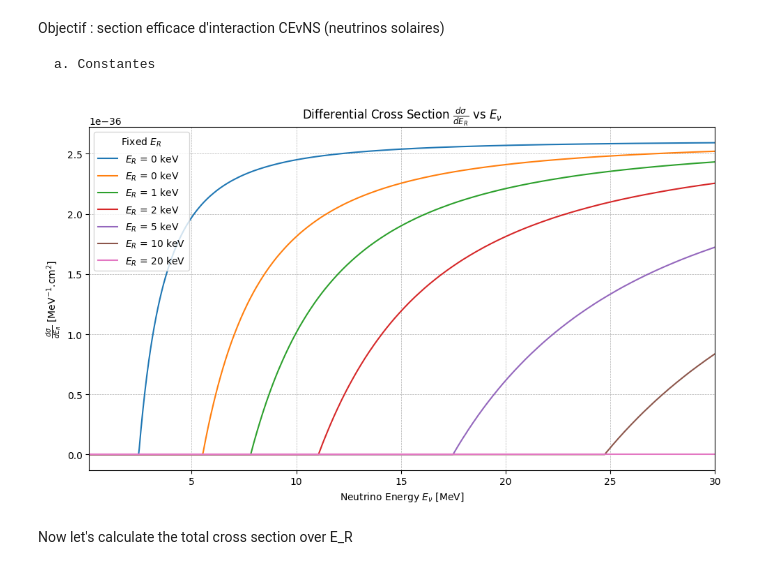
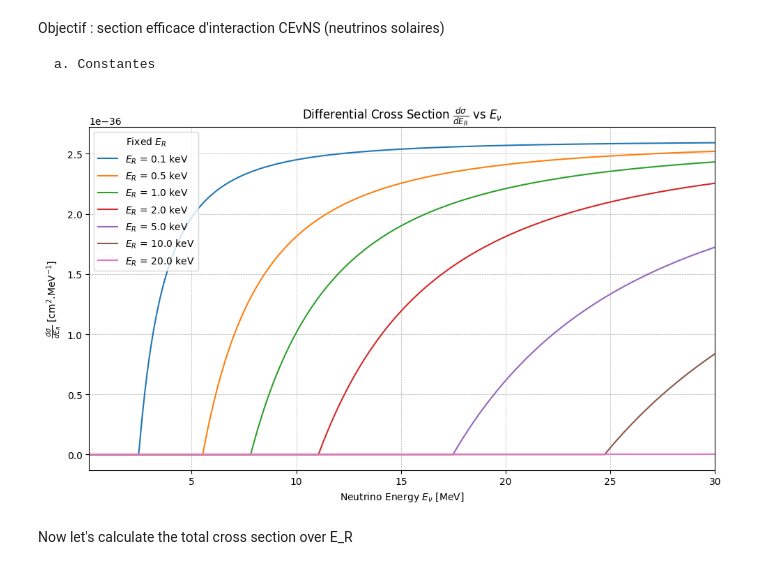
Before and after one commit to 00Goldy/CEvNS-Migdal, a Jupyter notebook: week1/CrossSection.ipynb, the cells around one changed output. Drawn from its saved outputs; the diff is of its cells as text; code cells hidden in the pictures.

```diff
--- a/week1/CrossSection.ipynb
+++ b/week1/CrossSection.ipynb
@@ -19,36 +19,36 @@ G_F = conv * 1.1664e-11 # MeV^-2 Fermi's constant in units of hbar*c
 # Domain of Ev : from 0.1 to 30 MeV
 E_v = np.linspace(0.1, 30, 1000)
 
 # Different values of E_R ( MeV)
 ER_fixed_values = [0.0001, 0.0005, 0.001, 0.002, 0.005, 0.01, 0.02]  #Useful to plot different cross section
 
 #We prepare a single figure to plot every cross section in
 plt.figure(figsize=(10, 6))
 
 for ER_fixed in ER_fixed_values:
     dsigma = []
     for Ev in E_v:
         ER_max = (2 * Ev**2) / (m_A + 2 * Ev) #Formula given in references
         if ER_fixed > ER_max:
             dsigma.append(0) #There is no CEvNS past ER_max so no cross-section
         else:
             val = (G_F**2 * m_A) / (4 * np.pi) * Q_V**2 * (1 - ((m_A * ER_fixed) / (2 * Ev**2)))
             dsigma.append(val)
     dsigma = np.array(dsigma) #convert into an np.array to easy plotting
     #Let's plot for every ER_fixed
-    plt.plot(E_v, dsigma, label=f"$E_R$ = {ER_fixed*1000:.0f} keV")
+    plt.plot(E_v, dsigma, label=f"$E_R$ = {ER_fixed*1e3} keV")
 
 # Affichage
 plt.title(r"Differential Cross Section $\frac{d\sigma}{dE_R}$ vs $E_\nu$")
 plt.xlabel("Neutrino Energy $E_\\nu$ [MeV]")
-plt.ylabel(r"$\frac{d\sigma}{dE_R}$ [MeV$^{-1}$.cm$^2$]")
+plt.ylabel(r"$\frac{d\sigma}{dE_R}$ [cm$^2$.MeV$^{-1}$]")
 plt.xlim(0.1, 30)
 plt.legend(title="Fixed $E_R$")
 plt.grid(True, which='both', linestyle='--', linewidth=0.5)
 plt.tight_layout()
 plt.show()
 # %% [output]
-[figure, old version]
+[figure, new version]
 # %% [markdown]
 Now let's calculate the total cross section over E_R
 # %%
```
Also changed, not shown: 4 other files.
